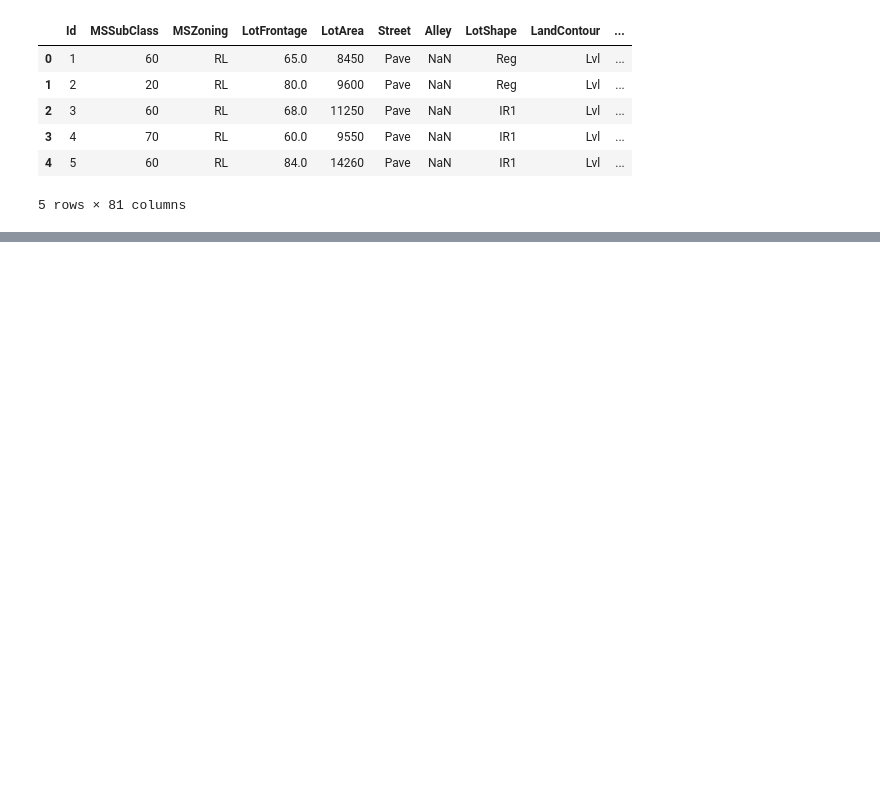
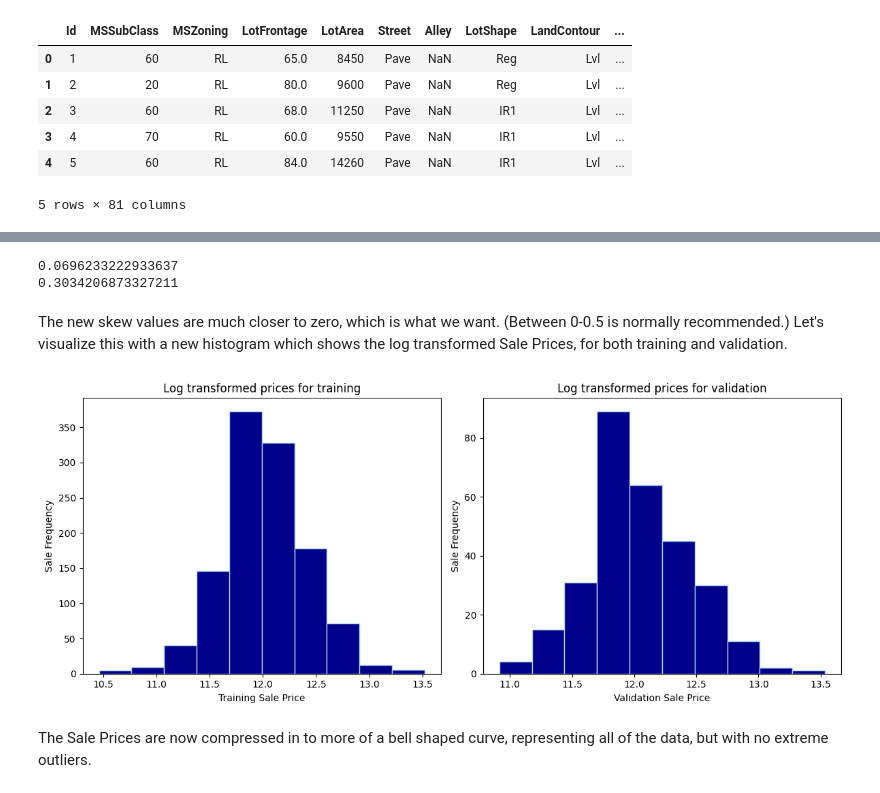
Before and after one commit to ironspiritjeff/Ames-Iowa-House-Price-Regression-Model, a Jupyter notebook: House_Price_Regression_Model.ipynb, the cells around one changed output, grey strips where cells are left out. Saved outputs shown, nothing was run; the diff lists cells and outputs as text; code cells hidden in the pictures; blank space fills up the shorter version.

```diff
--- a/House_Price_Regression_Model.ipynb
+++ b/House_Price_Regression_Model.ipynb
@@ -131,0 +186,33 @@ D
+# %%
+# log1p will be applied to the all target values, in both the training and validation splits.
+log_y_train = np.log1p(y_train)
+log_y_val = np.log1p(y_val)
+# %%
+print(log_y_train.skew())
+print(log_y_val.skew())
+# %% [output]
+0.0696233222933637
+0.3034206873327211
+# %% [markdown]
+The new skew values are much closer to zero, which is what we want. (Between 0-0.5 is  normally recommended.) Let's visualize this with a new histogram which shows the log transformed Sale Prices, for both training and validation.
+# %%
+plt.figure(figsize=(12,5))
+
+plt.subplot(1,2,1)
+plt.hist(log_y_train, bins=10, color='darkblue', edgecolor='lightblue')
+plt.xlabel("Training Sale Price")
+plt.ylabel("Sale Frequency")
+plt.title("Log transformed prices for training")
+
+plt.subplot(1,2,2)
+plt.hist(log_y_val, bins=10, color='darkblue', edgecolor='lightblue')
+plt.xlabel("Validation Sale Price")
+plt.ylabel("Sale Frequency")
+plt.title("Log transformed prices for validation")
+
+plt.tight_layout()
+plt.show()
+# %% [output]
+[figure, added]
+# %% [markdown]
+The Sale Prices are now compressed in to more of a bell shaped curve, representing all of the data, but with no extreme outliers.
```
Also changed, not shown: parts of 23 cells of this notebook.
